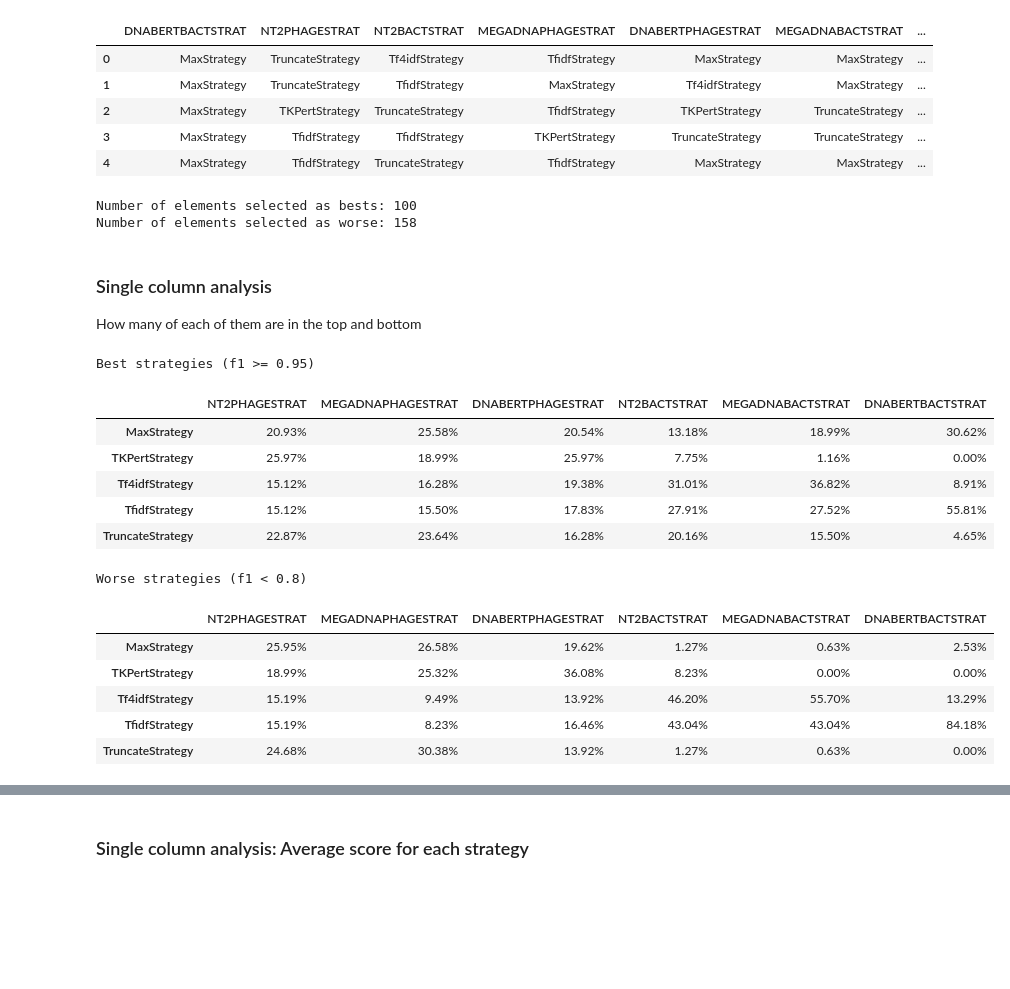
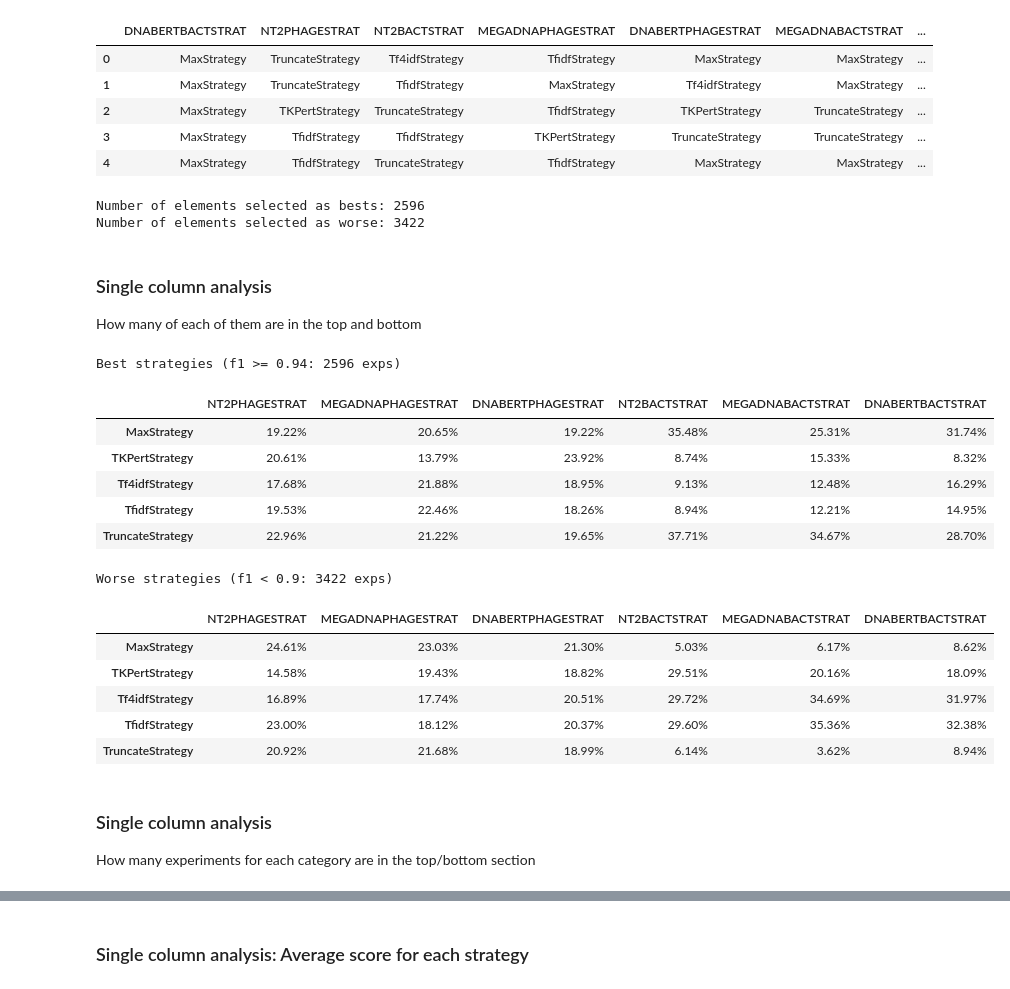
Before and after one commit to nathan-heig/FoundedPBI-code, a Jupyter notebook: analysis/embeddings_merging_strategies_analysis.ipynb, the cells around one changed output, grey strips where cells are left out. Cells and saved outputs as stored; diff of their text form; code cells hidden in the pictures; blank space fills up the shorter version.

Commit message:
Expand merging strategies analysis

```diff
--- a/analysis/embeddings_merging_strategies_analysis.ipynb
+++ b/analysis/embeddings_merging_strategies_analysis.ipynb
@@ -22,5 +22,7 @@ df.head()
 # %% [markdown]
 ## Analysis
 # %%
-th_high = 0.95
-th_low = 0.80
+th_high = 0.94
+th_low = 0.90
+# th_high = 0.95
+# th_low = 0.80
@@ -41,16 +48,16 @@ print(f"Number of elements selected as bests: {len(df_best)}")
 df_worse = df[df["Average"] < th_low]
 print(f"Number of elements selected as worse: {len(df_worse)}")
 # %% [output]
-Number of elements selected as bests: 100
-Number of elements selected as worse: 158
+Number of elements selected as bests: 2596
+Number of elements selected as worse: 3422
 # %%
 DF_COLUMNS = ["NT2PHAGESTRAT", "MEGADNAPHAGESTRAT", "DNABERTPHAGESTRAT", "NT2BACTSTRAT", "MEGADNABACTSTRAT", "DNABERTBACTSTRAT"]
 strategies = np.unique(df[DF_COLUMNS].values)
 
-def make_pretty(styler: pd.io.formats.style.Styler, title: str, cmap: str = "RdYlGn", vmin = None, vmax = None, percentage: bool = False, axis: Literal[0] | None = 0):
+def make_pretty(styler, title: str, cmap: str = "RdYlGn", vmin = None, vmax = None, percentage: bool = False, axis: Literal[0] | None = 0):
     styler.set_caption(title)
     if percentage:
-        styler.format(lambda x: f"{x*100:.2f}%") # type: ignore
+        styler.format(lambda x: f"{x*100:.2f}%" if np.isfinite(x) else x) # type: ignore
     else:
         styler.format(precision=3)
     styler.background_gradient(axis=axis, cmap=cmap, vmin=vmin, vmax=vmax)
@@ -70,22 +77,26 @@ for column in DF_COLUMNS:
 table_best.fillna(0, inplace=True)
 table_worse.fillna(0, inplace=True)
 # %%
-table_best.style.pipe(make_pretty, title=f"Best strategies (f1 >= {th_high})", percentage=True)
+table_best.style.pipe(make_pretty, title=f"Best strategies (f1 >= {th_high}: {len(df_best)} exps)", percentage=True)
 # %% [output]
-Best strategies (f1 >= 0.95)
+Best strategies (f1 >= 0.94: 2596 exps)
 |  | NT2PHAGESTRAT | MEGADNAPHAGESTRAT | DNABERTPHAGESTRAT | NT2BACTSTRAT | MEGADNABACTSTRAT | DNABERTBACTSTRAT |
-| MaxStrategy | 20.93% | 25.58% | 20.54% | 13.18% | 18.99% | 30.62% |
-| TKPertStrategy | 25.97% | 18.99% | 25.97% | 7.75% | 1.16% | 0.00% |
-| Tf4idfStrategy | 15.12% | 16.28% | 19.38% | 31.01% | 36.82% | 8.91% |
-| TfidfStrategy | 15.12% | 15.50% | 17.83% | 27.91% | 27.52% | 55.81% |
-| TruncateStrategy | 22.87% | 23.64% | 16.28% | 20.16% | 15.50% | 4.65% |
+| MaxStrategy | 19.22% | 20.65% | 19.22% | 35.48% | 25.31% | 31.74% |
+| TKPertStrategy | 20.61% | 13.79% | 23.92% | 8.74% | 15.33% | 8.32% |
+| Tf4idfStrategy | 17.68% | 21.88% | 18.95% | 9.13% | 12.48% | 16.29% |
+| TfidfStrategy | 19.53% | 22.46% | 18.26% | 8.94% | 12.21% | 14.95% |
+| TruncateStrategy | 22.96% | 21.22% | 19.65% | 37.71% | 34.67% | 28.70% |
 # %%
-table_worse.style.pipe(make_pretty, title=f"Worse strategies (f1 < {th_low})", cmap="RdYlGn_r", percentage=True)
+table_worse.style.pipe(make_pretty, title=f"Worse strategies (f1 < {th_low}: {len(df_worse)} exps)", cmap="RdYlGn_r", percentage=True)
 # %% [output]
-Worse strategies (f1 < 0.8)
+Worse strategies (f1 < 0.9: 3422 exps)
 |  | NT2PHAGESTRAT | MEGADNAPHAGESTRAT | DNABERTPHAGESTRAT | NT2BACTSTRAT | MEGADNABACTSTRAT | DNABERTBACTSTRAT |
-| MaxStrategy | 25.95% | 26.58% | 19.62% | 1.27% | 0.63% | 2.53% |
-| TKPertStrategy | 18.99% | 25.32% | 36.08% | 8.23% | 0.00% | 0.00% |
-| Tf4idfStrategy | 15.19% | 9.49% | 13.92% | 46.20% | 55.70% | 13.29% |
-| TfidfStrategy | 15.19% | 8.23% | 16.46% | 43.04% | 43.04% | 84.18% |
-| TruncateStrategy | 24.68% | 30.38% | 13.92% | 1.27% | 0.63% | 0.00% |
+| MaxStrategy | 24.61% | 23.03% | 21.30% | 5.03% | 6.17% | 8.62% |
+| TKPertStrategy | 14.58% | 19.43% | 18.82% | 29.51% | 20.16% | 18.09% |
+| Tf4idfStrategy | 16.89% | 17.74% | 20.51% | 29.72% | 34.69% | 31.97% |
+| TfidfStrategy | 23.00% | 18.12% | 20.37% | 29.60% | 35.36% | 32.38% |
+| TruncateStrategy | 20.92% | 21.68% | 18.99% | 6.14% | 3.62% | 8.94% |
+# %% [markdown]
+### Single column analysis
+
+How many experiments for each category are in the top/bottom section
```
Also changed, not shown: parts of 18 cells of this notebook.
